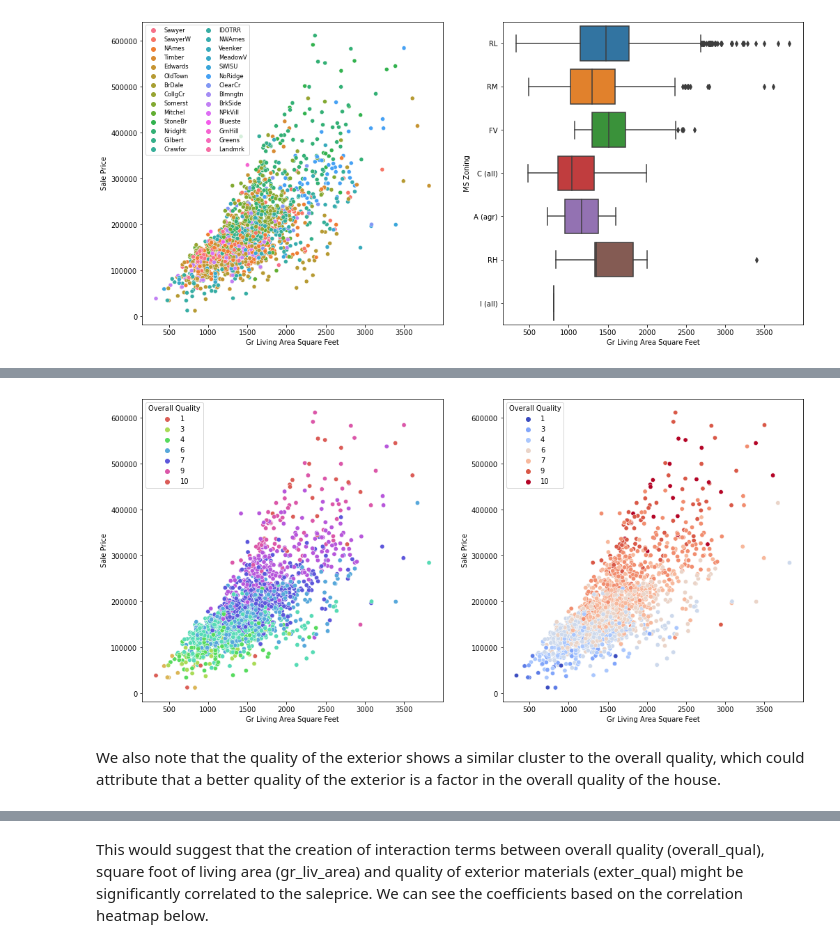
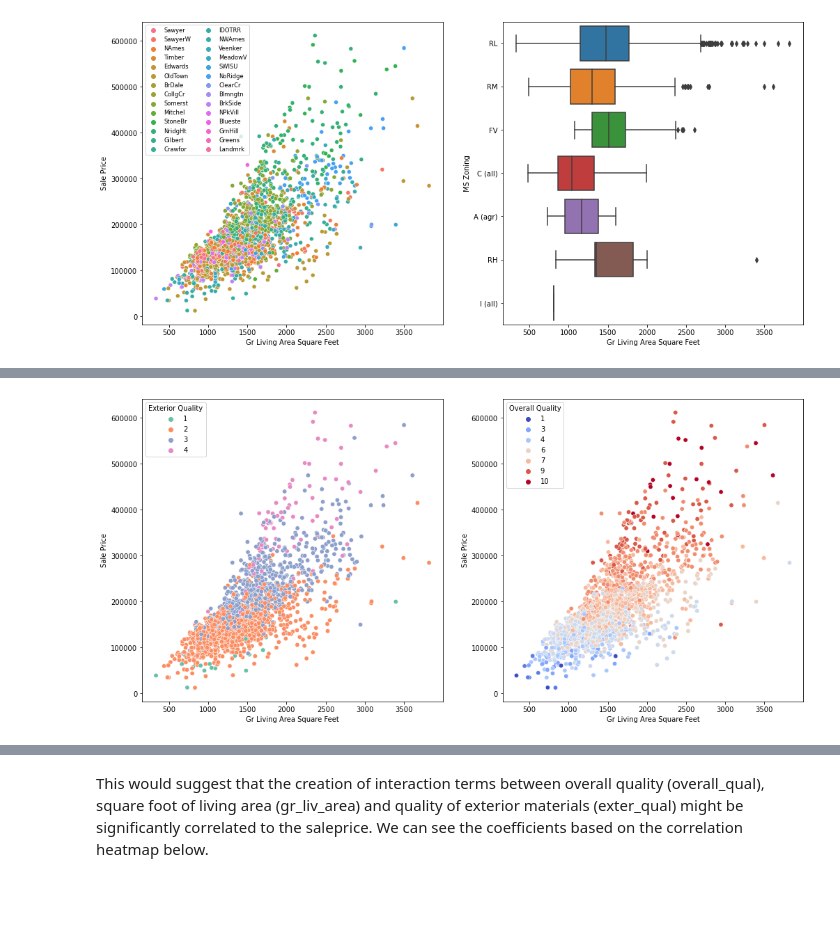
Before and after one commit to kkhalis/GA-Projects, a Jupyter notebook: project_2/Project 2 - Ames Housing Kaggle Challenge.ipynb, the cells around one changed output, grey strips where cells are left out. Cells and saved outputs as stored; diff of their text form; code cells hidden in the pictures; blank space fills up the shorter version.

Commit message:
modified scatter plots

```diff
--- a/project_2/Project 2 - Ames Housing Kaggle Challenge.ipynb
+++ b/project_2/Project 2 - Ames Housing Kaggle Challenge.ipynb
@@ -415,15 +419,13 @@ When we see the data in the scatter diagram with the square feet of the ground l
 # %%
 fig, axes = plt.subplots(nrows=1, ncols=2, figsize=(17,8))
-sns.scatterplot(data=data,x='gr_liv_area',y='saleprice',hue='overall_qual',palette='hls', s=40, ax=axes[0])
-axes[0].legend(title='Overall Quality')
+sns.scatterplot(data=data,x='gr_liv_area',y='saleprice',hue='exter_qual',palette='Set2', s=40, ax=axes[0])
+axes[0].legend(title='Exterior Quality')
 axes[0].set_xlabel('Gr Living Area Square Feet')
 axes[0].set_ylabel('Sale Price')
 sns.scatterplot(data=data,x='gr_liv_area',y='saleprice',hue='overall_qual',palette='coolwarm', s=40, ax=axes[1])
 axes[1].legend(title='Overall Quality')
 axes[1].set_xlabel('Gr Living Area Square Feet')
 axes[1].set_ylabel('Sale Price')
 plt.show();
 # %% [output]
-[figure, old version]
+[figure, new version]
-# %% [markdown]
-We also note that the quality of the exterior shows a similar cluster to the overall quality, which could attribute that a better quality of the exterior is a factor in the overall quality of the house.
```
Also changed, not shown: parts of 6 cells of this notebook.
